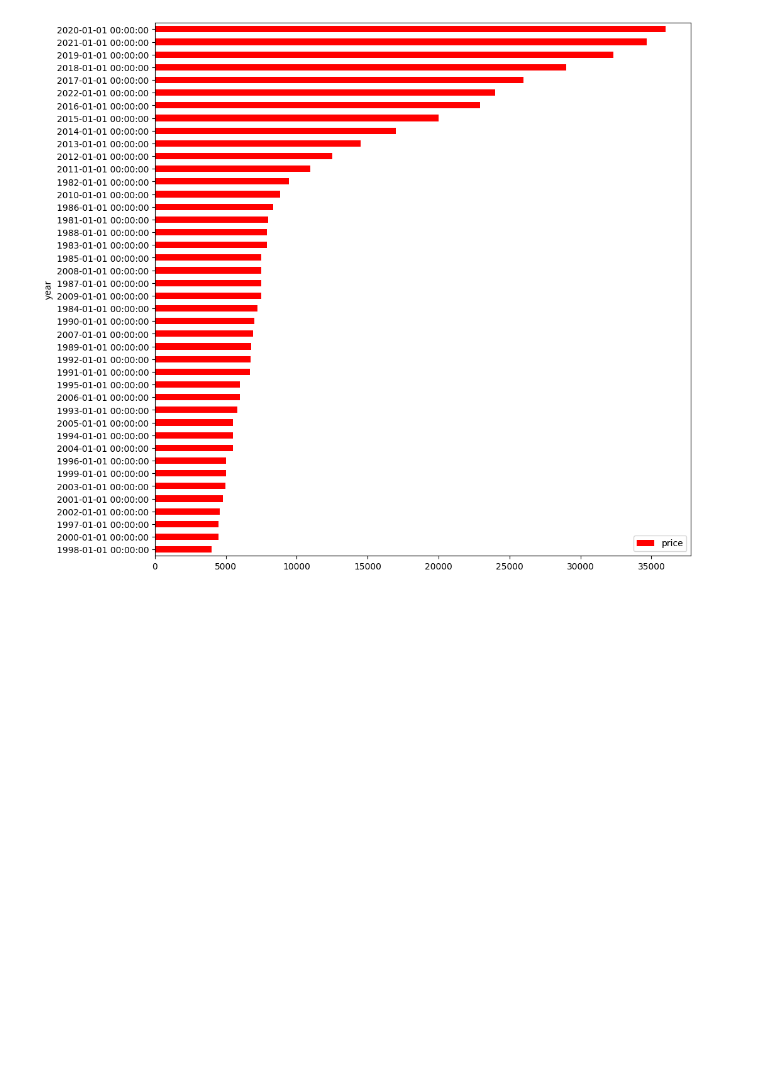
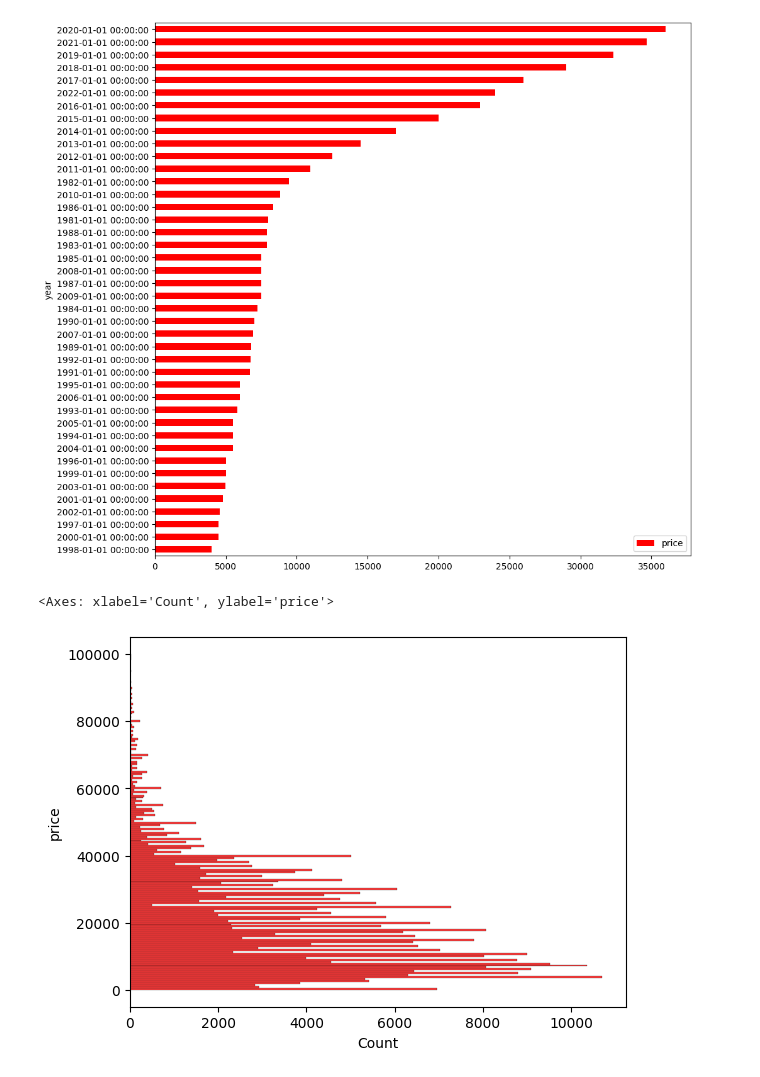
Before and after one commit to olegsher-ds-2025/NayaDS, a Jupyter notebook: used-car.ipynb, the cells around one changed output. Saved outputs shown, nothing was run; the diff lists cells and outputs as text; code cells hidden in the pictures; blank space fills up the shorter version.

```diff
--- a/used-car.ipynb
+++ b/used-car.ipynb
@@ -833,3 +834,8 @@ cars.groupby('year')['price'].median().sort_values().plot(kind='barh', figsize=(
 # %% [output]
 <Axes: ylabel='year'>
 [figure]
+# %%
+sns.histplot(y='price', data=cars, color='red')
+# %% [output]
+<Axes: xlabel='Count', ylabel='price'>
+[figure, added]
```
Also changed, not shown: parts of 2 cells of this notebook.
